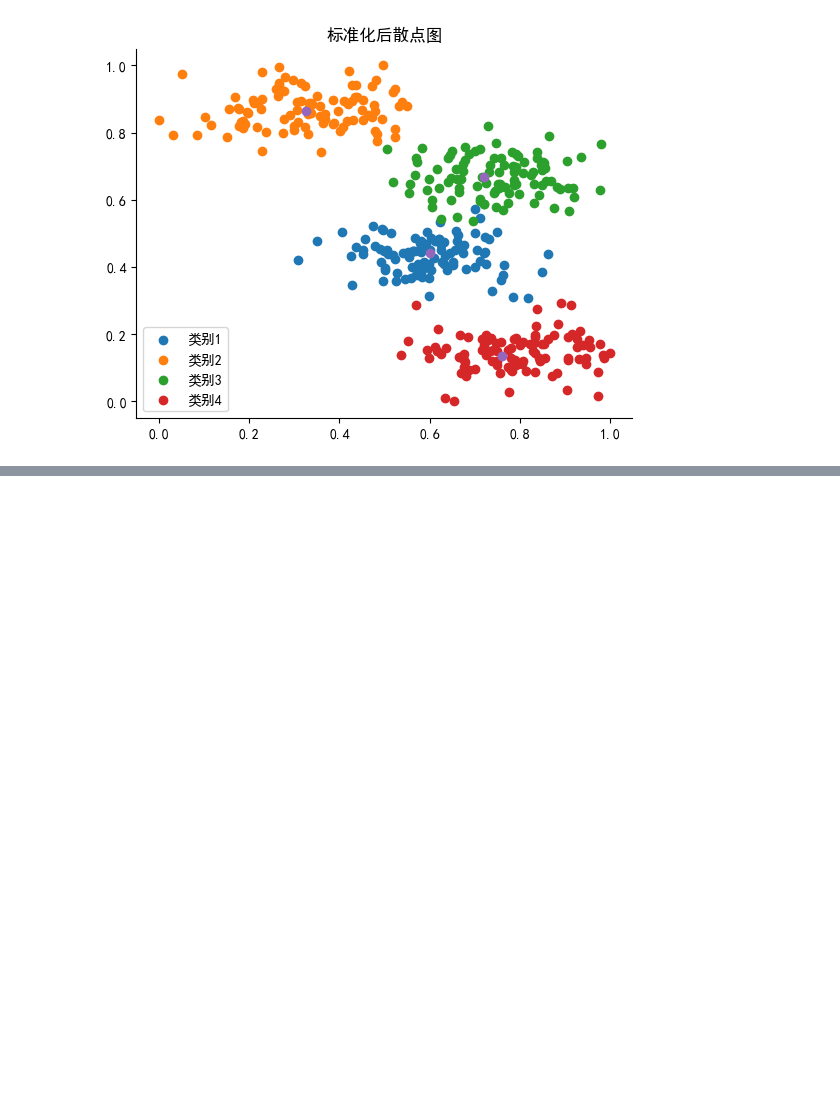
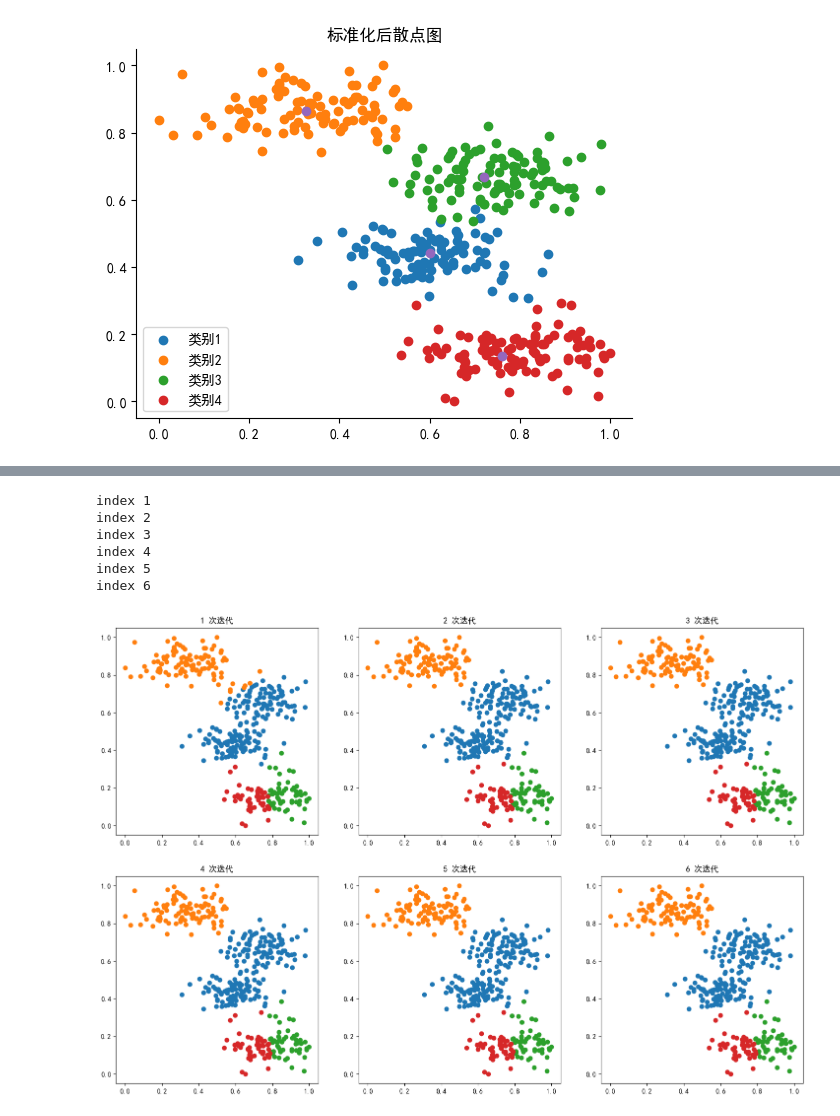
Before and after one commit to a2htray/tutorial-set, a Jupyter notebook: ml/cluster-performance-indicator.ipynb, the cells around one changed output, grey strips where cells are left out. Drawn from its saved outputs; the diff is of its cells as text; code cells hidden in the pictures; blank space fills up the shorter version.

Commit message:
docs(ml): k-means

```diff
--- a/ml/cluster-performance-indicator.ipynb
+++ b/ml/cluster-performance-indicator.ipynb
@@ -14,6 +15,6 @@ x, y, centers = make_blobs(n_samples=400, n_features=2, centers=n_class, cluster
 # %%
 ax = plt.subplot()
-for i in range(n_class):
+for i in range(n_classes):
     samples = x[y==i]
     ax.scatter(x=samples[:,0], y=samples[:,1], label=classnames[i])
 
@@ -30,7 +31,7 @@ scaled_x = scaler.fit_transform(x)
 scaled_centers = scaler.transform(centers)
 
 ax = plt.subplot()
-for i in range(n_class):
+for i in range(n_classes):
     ax.scatter(x=scaled_x[y==i][:,0], y=scaled_x[y==i][:,1], label=classnames[i])
 
 ax.scatter(scaled_centers[:,0], scaled_centers[:,1])
@@ -42,0 +64,50 @@ ax.legend()
+# %%
+def euclidean(x1, x2):
+    return np.sqrt(np.sum(np.power(x1 - x2, 2)))
+
+def manhattan(x1, x2):
+    return np.sum(np.abs(x1 - x2))
+
+metrics = {
+    'euclidean': euclidean,
+    'manhattan': manhattan,
+}
+# %%
+metric_key = 'euclidean'
+kmeans_centers = scaled_x[np.random.choice(range(n_samples), n_classes)]
+n_iterations = 6
+
+fig, ax = plt.subplots(2, 3, figsize=(18, 12))
+
+for i in range(n_iterations):
+    # 计算每一个样本到簇中心的距离
+    distance_array = np.zeros((n_classes, n_samples))
+    for c, kmeans_center in enumerate(kmeans_centers):
+        distance_array[c] = np.array(list(map(lambda x1: metrics[metric_key](x1, kmeans_center), scaled_x)))
+
+    # 计算离样本最近的中心下标，即对应的类别
+    tmp_classes = np.argmin(distance_array, axis=0)
+    for c in range(n_classes):
+        # 重新计算每一个类型的簇中心
+        kmeans_centers[c] = np.mean(scaled_x[tmp_classes==c], axis=0)
+    if (i + 1) % 1 == 0:
+        index = (i + 1) // 1
+        print('index', index)
+        for c in range(n_classes):
+            ax[(index - 1) // 3, (index - 1) % 3].scatter(x=scaled_x[tmp_classes==c][:,0], y=scaled_x[tmp_classes==c][:,1], label=classnames[c])
+            ax[(index - 1) // 3, (index - 1) % 3].set_title(f'{i + 1} 次迭代')
+
+# 根据计算所得的最终簇中心对样本进行聚类
+distance_array = np.zeros((n_classes, n_samples))
+for c, kmeans_center in enumerate(kmeans_centers):
+    distance_array[c] = np.array(list(map(lambda x1: metrics[metric_key](x1, kmeans_center), scaled_x)))
+
+final_classes = np.argmin(distance_array, axis=0)
+# %% [output]
+index 1
+index 2
+index 3
+index 4
+index 5
+index 6
+[figure, added]
```
Also changed, not shown: parts of 3 cells of this notebook.
